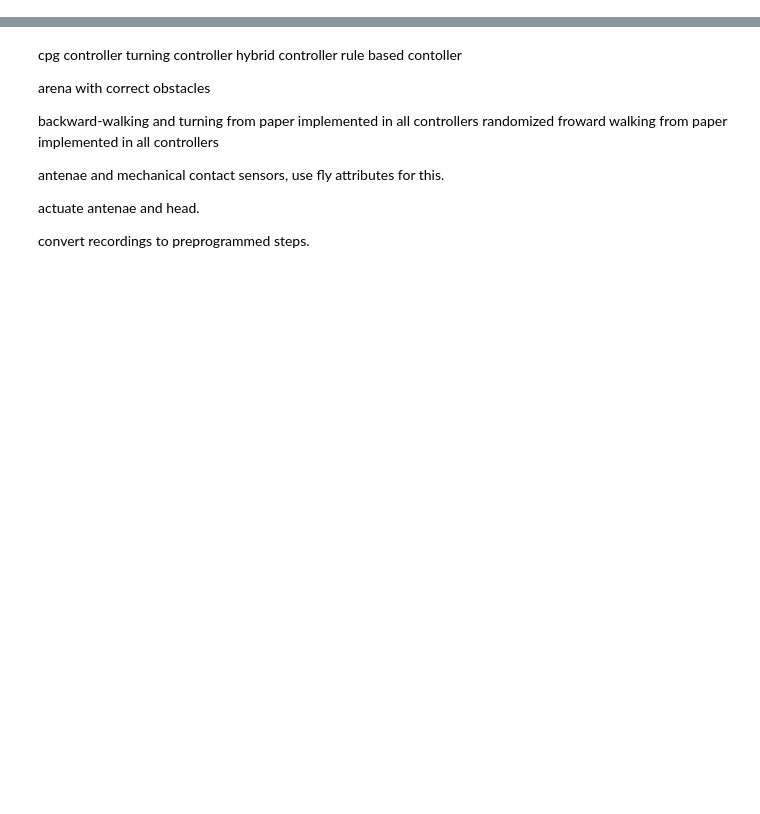
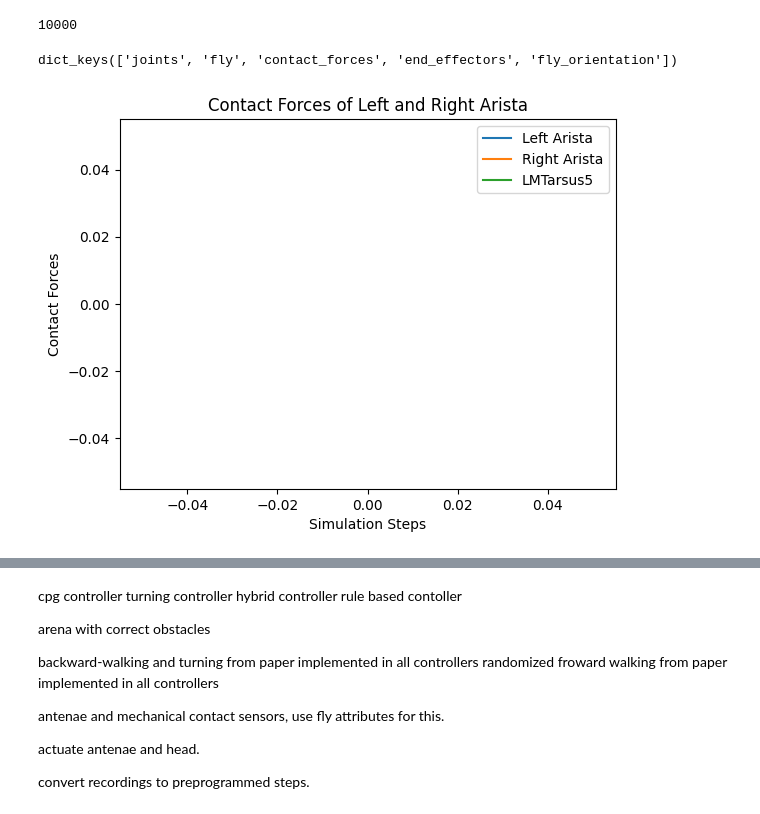
Before and after one commit to danielmaleh/CoBAR_grp7, a Jupyter notebook: main_daniel.ipynb, the cells around one changed output, grey strips where cells are left out. Drawn from its saved outputs; the diff is of its cells as text; code cells hidden in the pictures; blank space fills up the shorter version.

```diff
--- a/main_daniel.ipynb
+++ b/main_daniel.ipynb
@@ -11,16 +29,7 @@ save_dir.mkdir(exist_ok=True)
 # %%
-# note that flygym.mujoco.<module> has been renamed to flygym.<module>
-# (e.g., flygym.mujoco.preprogrammed -> flygym.preprogrammed)
-from flygym.preprogrammed import all_leg_dofs
-from flygym.util import get_data_path
-
-run_time = 0.5
+run_time = 2
 timestep = 1e-4
 actuated_joints = all_leg_dofs
-
-data_path = get_data_path("flygym", "data")
-with open(data_path / "behavior" / "210902_pr_fly1.pkl", "rb") as f:
-    data = pickle.load(f)
 
 target_num_steps = int(run_time / timestep)
 data_block = np.zeros((len(actuated_joints), target_num_steps))
@@ -154,7 +151,7 @@ preprogrammed_steps = PreprogrammedSteps()
 # preprogrammed_steps._psi_funcs = *()
 
 # Run simulation
-obs_list = cpg_controller.run_cpg_simulation(sim, cpg, preprogrammed_steps, 0.01)
+obs_list = cpg_controller.run_cpg_simulation(sim, cpg, preprogrammed_steps, 1)
 
 # Save video
 cam.save_video(save_dir / "cpg_controller.mp4", 0)
@@ -161,5 +197,5 @@ cam.save_video(save_dir / "cpg_controller.mp4", 0)
 # %%
-# print(obs['contact_forces'])
+# print(obs_list['contact_forces'])
 
 # antenae_contact = [obs['contact_forces'][0] , obs['contact_forces'][1]]
 # print(antenae_contact)
@@ -169,3 +205,11 @@ cam.save_video(save_dir / "cpg_controller.mp4", 0)
 #     # fly.change_segment_color for when antenae are touched.
 # else :
 #     fly.forward_walking()
+
+len(obs_list)
+# %% [output]
+10000
+# %%
+obs_list[0].keys()
+# %% [output]
+dict_keys(['joints', 'fly', 'contact_forces', 'end_effectors', 'fly_orientation'])
@@ -171,0 +229,12 @@ cam.save_video(save_dir / "cpg_controller.mp4", 0)
+# %%
+for i in range(len(obs_list)):
+    plt.plot(obs_list[i]["contact_forces"][0][0])
+    # plt.plot(obs_list[i]["contact_forces"][1])
+    # plt.plot(obs_list[i]["contact_forces"][2])
+    plt.legend(["Left Arista", "Right Arista", "LMTarsus5"])
+    plt.xlabel("Simulation Steps")
+    plt.ylabel("Contact Forces")
+    plt.title("Contact Forces of Left and Right Arista")
+plt.show()
+# %% [output]
+[figure, added]
```
Also changed, not shown: parts of 23 cells of this notebook, 13 other files.
